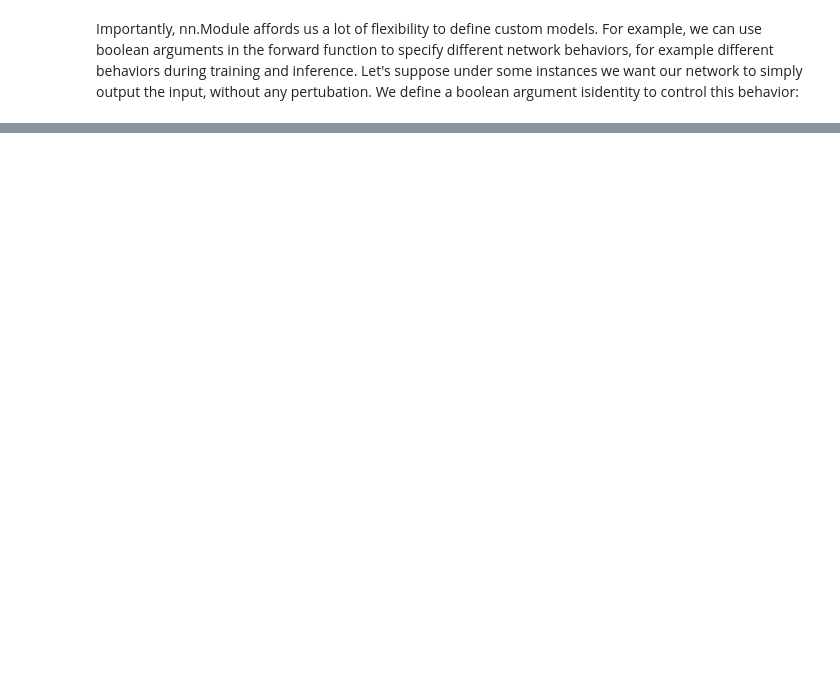
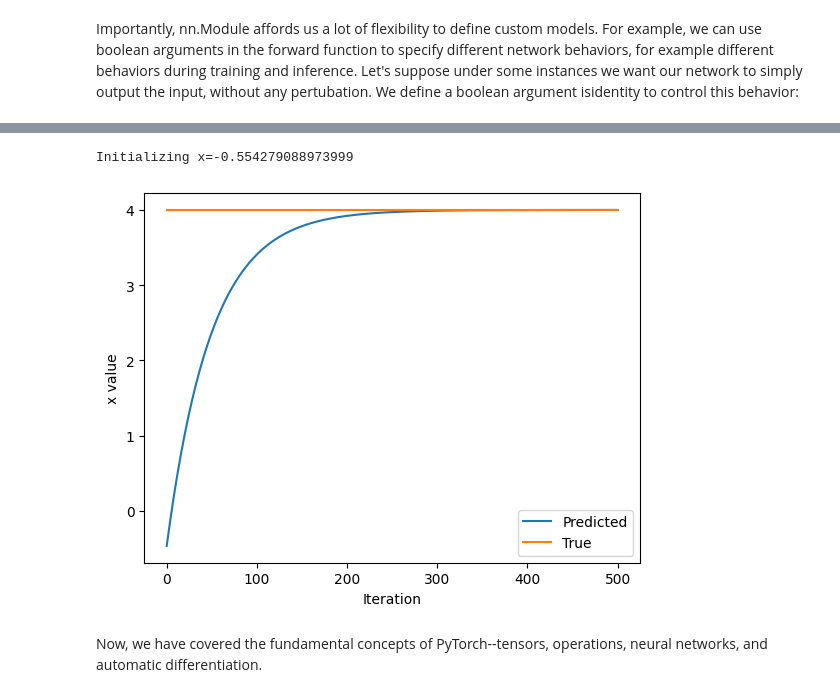
Before and after one commit to Anthonny20/Deep-Learning, a Jupyter notebook: lab1/lab1.ipynb, the cells around one changed output, grey strips where cells are left out. Cells and saved outputs as stored; diff of their text form; code cells hidden in the pictures; blank space fills up the shorter version.

```diff
--- a/lab1/lab1.ipynb
+++ b/lab1/lab1.ipynb
@@ -248,0 +308,39 @@ Importantly, nn.Module affords us a lot of flexibility to define custom models.
+# %%
+### Function minimization with autograd and gradient descent ###
+
+# Initialize a random value for our initial x
+x = torch.randn(1)
+print(f"Initializing x={x.item()}")
+
+learning_rate = 1e-2 # Learning Rate
+history = []
+x_f = 4 # Target Value
+
+# We will run gradient descent for a number of iterations. At each iteration, we compute the loss,
+#  compute the derivate of the loss with respect to x, and perform the update.
+for i in range(500):
+    x = torch.tensor([x], requires_grad=True)
+
+    # TODO: Compute the loss as the square of the difference between x and x_f
+    loss = torch.pow((x - x_f), 2)
+
+    # Backpropagation through the loss to compute gradients
+    loss.backward()
+
+    # Update x with gradient descent
+    x= x.item() - learning_rate * x.grad
+
+    history.append(x.item())
+
+# Plot the evolution of x as we optimize toward x_f!
+plt.plot(history)
+plt.plot([0, 500], [x_f, x_f])
+plt.legend(('Predicted', 'True'))
+plt.xlabel('Iteration')
+plt.ylabel("x value")
+plt.show()
+# %% [output]
+Initializing x=-0.554279088973999
+[figure, added]
+# %% [markdown]
+Now, we have covered the fundamental concepts of PyTorch--tensors, operations, neural networks, and automatic differentiation.
```
Also changed, not shown: parts of 11 cells of this notebook.
